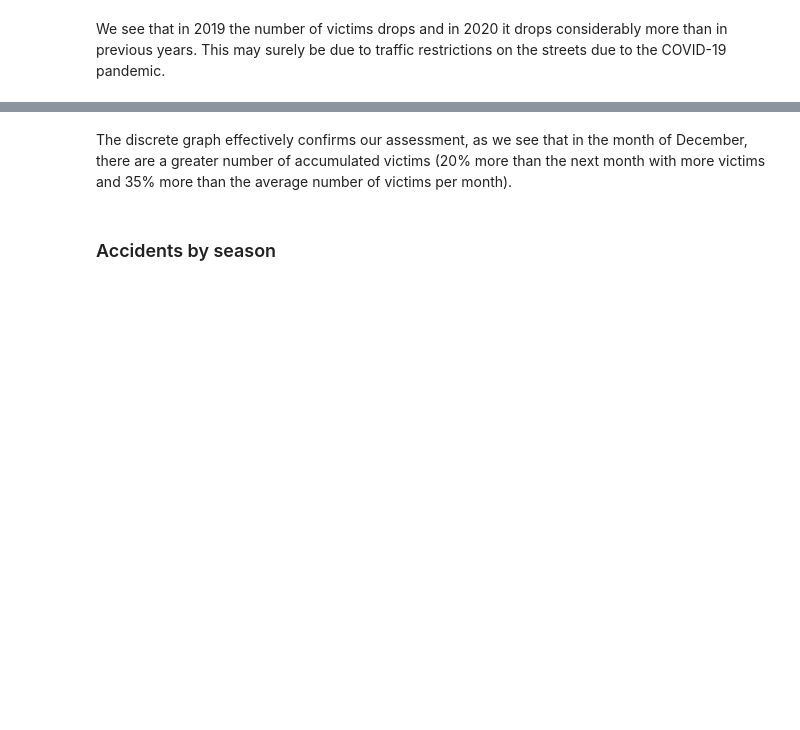
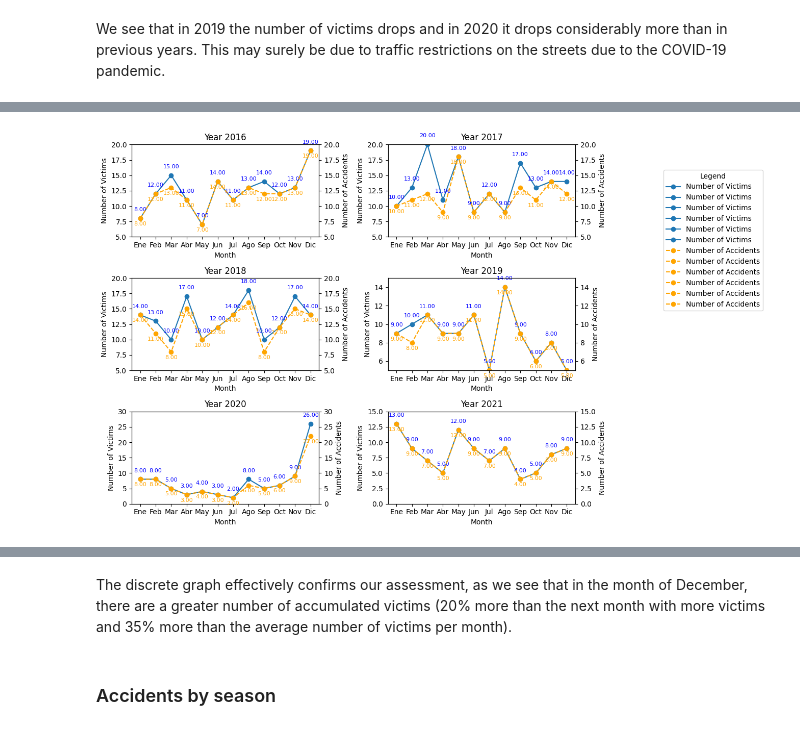
Before and after one commit to leocortes85/Road-accidents-in-the-City-of-Buenos-Aires--CABA, a Jupyter notebook: EDA.ipynb, the cells around one changed output, grey strips where cells are left out. Cells and saved outputs as stored; diff of their text form; code cells hidden in the pictures; blank space fills up the shorter version.

```diff
--- a/EDA.ipynb
+++ b/EDA.ipynb
@@ -115 +79,73 @@ plt.show()
+# %%
+# Convert 'Month' to categorical type with custom order
+meses_ordenados = ['Enero', 'Febrero', 'Marzo', 'Abril', 'Mayo', 'Junio', 'Julio', 'Agosto', 'Septiembre', 'Octubre', 'Noviembre', 'Diciembre']
+df['Mes'] = pd.Categorical(df['Mes'], categories=meses_ordenados, ordered=True)
+
+# Define the number of rows and columns for the subchart grid
+n_filas = 3
+n_columnas = 2
+
+# Create the subgraph grid in a 2x3 grid
+fig, axes = plt.subplots(n_filas, n_columnas, figsize=(12, 8))
+
+# Set limits for each graph
+y_limits = [
+    (5, 20),  # Plot 1-1
+    (5, 20),  # Plot 1-2
+    (5, 20),  # Plot 2-1
+    (5, 15),  # Plot 2-2
+    (0, 30),  # Plot 3-1
+    (0, 15)   # Plot 3-2
+]
+
+# Iterate through years and create a plot for each year
+for i, year in enumerate(df['Año'].unique()):
+    row = i // n_columnas
+    col = i % n_columnas
+
+    # Filter data for the current year and group by month
+    monthly_data = (df[df['Año'] == year]
+                    .groupby('Mes')
+                    .agg({'Número De Victimas': 'sum', 'Mes': 'size'})
+                    .rename(columns={'Número De Victimas': 'Number of Victims', 'Mes': 'Number of Accidents'})
+                    .sort_values('Mes'))
+
+    # Configure the current subplot
+    ax = axes[row, col]
+
+    # Create lines for 'Número De Victimas' and 'Number of Accidents'
+    ax.plot(monthly_data.index.str[:3], monthly_data['Number of Victims'], marker='o', label='Number of Victims')
+
+    # Create a second y-axis for 'Number of Accidents' in the same coordinate system
+    ax2 = ax.twinx()
+    ax2.plot(monthly_data.index.str[:3], monthly_data['Number of Accidents'], linestyle='dashed', marker='o', label='Number of Accidents', color='orange')
+
+    # Configure titles and axis labels
+    ax.set_title('Year ' + str(year))
+    ax.set_xlabel('Month')
+    ax.set_ylabel('Number of Victims')
+
+    # Configure the second y-axis
+    ax2.set_ylabel('Number of Accidents')
+
+    # Set y-axis limits for both y-axes
+    ax.set_ylim(y_limits[i])
+    ax2.set_ylim(y_limits[i])
+
+    # Add labels to each point on the 'Número De Victimas' lines
+    for x, y in zip(monthly_data.index.str[:3], monthly_data['Number of Victims']):
+        ax.annotate(f'{y:.2f}', (x, y), textcoords="offset points", xytext=(0,10), ha='center', fontsize=8, color='blue')
+
+    # Add labels to each point on the 'Number of Accidents' lines
+    for x, y in zip(monthly_data.index.str[:3], monthly_data['Number of Accidents']):
+        ax2.annotate(f'{y:.2f}', (x, y), textcoords="offset points", xytext=(0,-10), ha='center', fontsize=8, color='orange')
+
+# Add a single legend outside of the subplots
+fig.legend(loc='upper right', bbox_to_anchor=(1.1, 0.9), title='Legend')
+
+# Show the plot
+plt.tight_layout(rect=[0, 0, 0.85, 1])
+plt.show()
+# %% [output]
+[figure, added]
 # %% [markdown]
```
Also changed, not shown: parts of 10 cells of this notebook, 4 other files.
